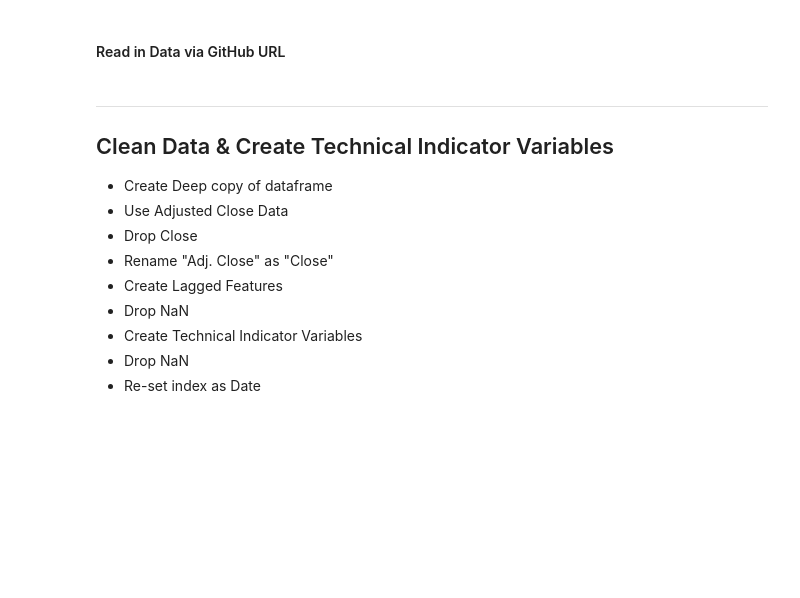
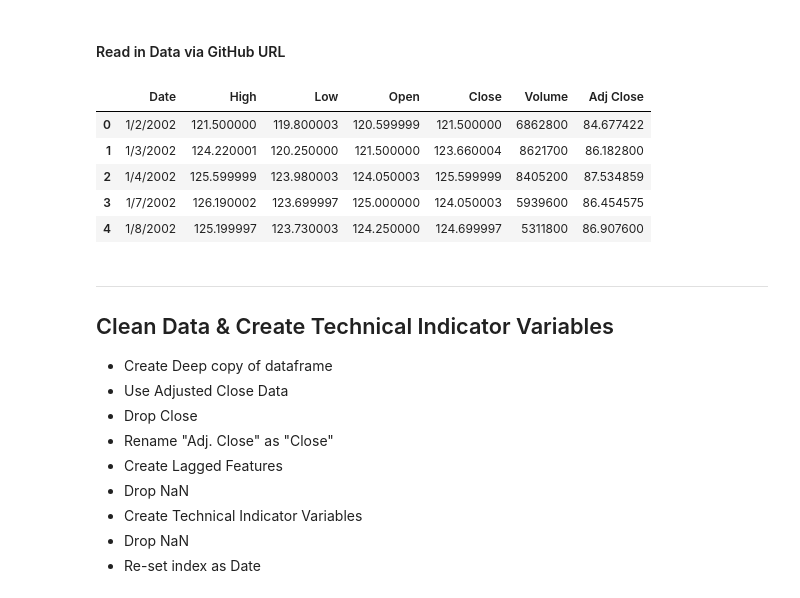
Before and after one commit to meenmo/Forecasting_Stock_Returns_via_Supervised_Learning, a Jupyter notebook: Code/AAT-DT_v12.ipynb, the cells around one changed output. Drawn from its saved outputs; the diff is of its cells as text; code cells hidden in the pictures; blank space fills up the shorter version.

```diff
--- a/Code/AAT-DT_v12.ipynb
+++ b/Code/AAT-DT_v12.ipynb
@@ -69,6 +49,15 @@ url = "https://raw.githubusercontent.com/meenmo/Stat479_Project/master/Data/IBM.
 df_ORIGINAL = pd.read_csv(url)
 # %%
 plot_path = 'C:/Users/meenm/OneDrive - UW-Madison/Github/Stat479_project2/Stat479_Project/Plots/'
+# %%
+display(df_ORIGINAL.head())
+# %% [output]
+|  | Date | High | Low | Open | Close | Volume | Adj Close |
+| 0 | 1/2/2002 | 121.500000 | 119.800003 | 120.599999 | 121.500000 | 6862800 | 84.677422 |
+| 1 | 1/3/2002 | 124.220001 | 120.250000 | 121.500000 | 123.660004 | 8621700 | 86.182800 |
+| 2 | 1/4/2002 | 125.599999 | 123.980003 | 124.050003 | 125.599999 | 8405200 | 87.534859 |
+| 3 | 1/7/2002 | 126.190002 | 123.699997 | 125.000000 | 124.050003 | 5939600 | 86.454575 |
+| 4 | 1/8/2002 | 125.199997 | 123.730003 | 124.250000 | 124.699997 | 5311800 | 86.907600 |
 # %% [markdown]
 ***
 ## Clean Data & Create Technical Indicator Variables
```
Also changed, not shown: parts of 18 cells of this notebook.
